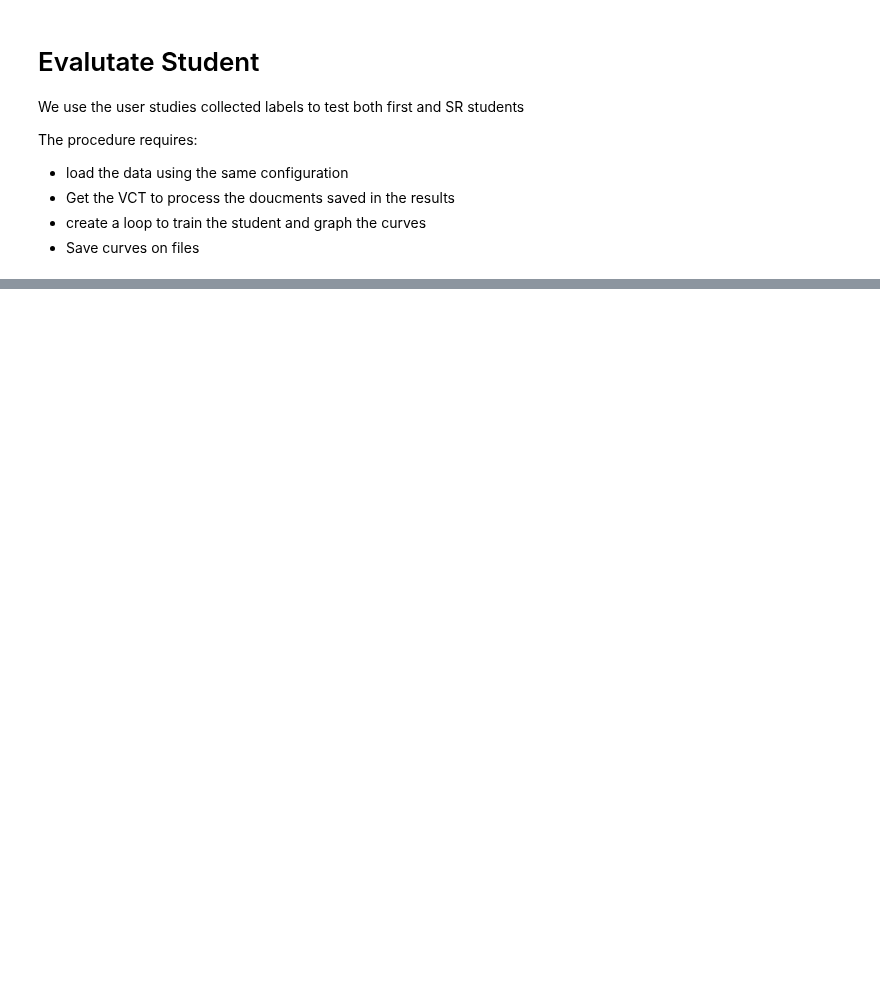
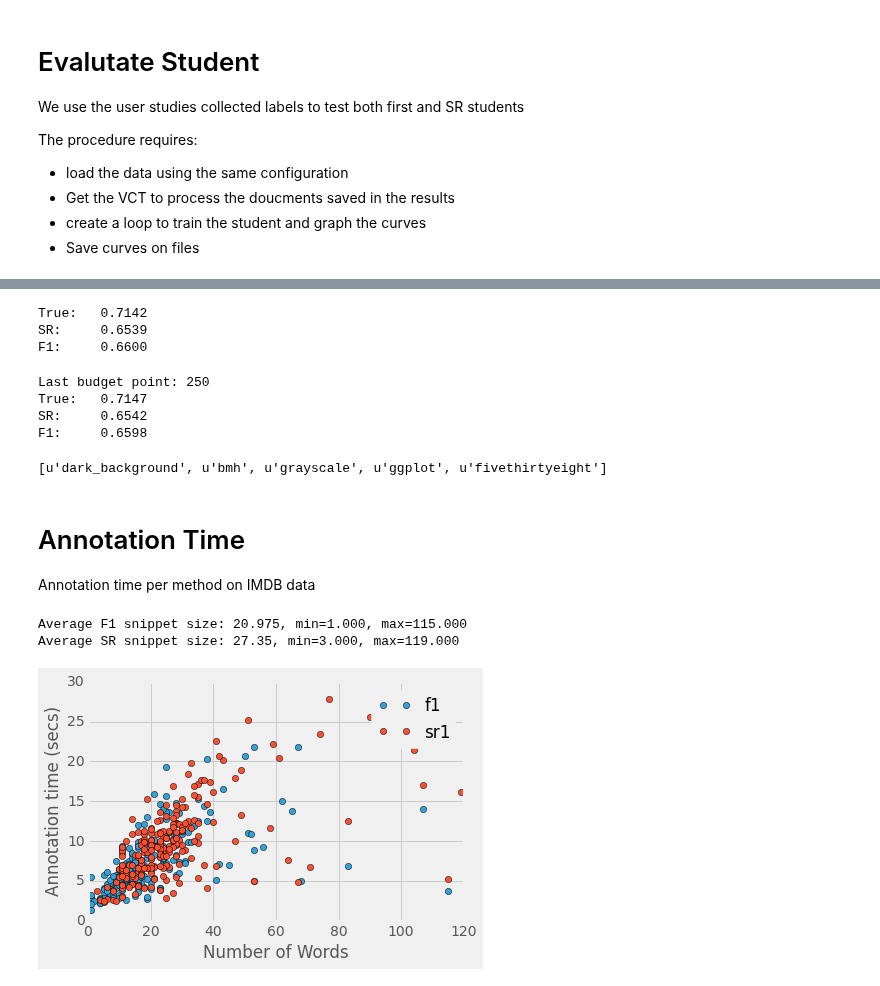
Before and after one commit to mramire8/notebooks, a Jupyter notebook: evaluate_student_user_study.ipynb, the cells around one changed output, grey strips where cells are left out. Cells and saved outputs as stored; diff of their text form; code cells hidden in the pictures; blank space fills up the shorter version.

```diff
--- a/evaluate_student_user_study.ipynb
+++ b/evaluate_student_user_study.ipynb
@@ -188,7 +11,0 @@ plt.legend(loc='best')
-# %%
-x = range(50, 50+200, 1)
-for step in x:
-    print "Step:", step, step-50
-    ss = step-50
-    for a,b,c,d in zip(sr_true[:50-step],sr_target[:ss], sr_expert[:ss], f1_target[:ss]):
-        print a,b,c,d
@@ -240,0 +225,55 @@ f1 0.513185801753
+# %%
+train_target= bt_true[:50]
+train_target.extend(sr_true)
+clf = exputil.get_classifier('lrl1', parameter=1)
+clf.fit(train_bow, train_target)
+print "True:\t%.4f" % metrics.accuracy_score(imdb.test.target, clf.predict(imdb.test.bow))
+
+train_target= bt_true[:50]
+train_target.extend(sr_target)
+non_neutral = np.array(train_target) < 2
+clf = exputil.get_classifier('lrl1', parameter=1)
+clf.fit(train_bow[non_neutral], np.array(train_target)[non_neutral])
+print "SR:\t%.4f" % metrics.accuracy_score(imdb.test.target, clf.predict(imdb.test.bow))
+
+train_target= bt_true[:50]
+train_target.extend(f1_target)
+non_neutral = np.array(train_target) < 2
+clf = exputil.get_classifier('lrl1', parameter=1)
+clf.fit(train_bow[non_neutral], np.array(train_target)[non_neutral])
+print "F1:\t%.4f" % metrics.accuracy_score(imdb.test.target, clf.predict(imdb.test.bow))
+# %% [output]
+True:   0.7142
+SR:     0.6539
+F1:     0.6600
+# %%
+print "Last budget point:", x[-1]
+print "True:\t%.4f" %  y_true[-1]
+print "SR:\t%.4f" % y_sr[-1]
+print "F1:\t%.4f" % y_f1[-1]
+# %% [output]
+Last budget point: 250
+True:   0.7147
+SR:     0.6542
+F1:     0.6598
+# %%
+plt.style.available
+# %% [output]
+[u'dark_background', u'bmh', u'grayscale', u'ggplot', u'fivethirtyeight']
+# %% [markdown]
+# Annotation Time
+
+Annotation time per method on IMDB data
+# %%
+plt.plot(f1_len, f1_time, 'o', label='f1')
+plt.plot(sr_len, sr_time, 'o', label='sr1')
+
+plt.xlabel("Number of Words")
+plt.ylabel("Annotation time (secs)")
+plt.legend(loc='best')
+print "Average F1 snippet size: %s, min=%.3f, max=%.3f" % ( np.mean(f1_len), np.min(f1_len), np.max(f1_len))
+print "Average SR snippet size: %s, min=%.3f, max=%.3f" % (np.mean(sr_len), np.min(sr_len), np.max(sr_len))
+# %% [output]
+Average F1 snippet size: 20.975, min=1.000, max=115.000
+Average SR snippet size: 27.35, min=3.000, max=119.000
+[figure, added]
```
Also changed, not shown: parts of 33 cells of this notebook, 3 other files.
